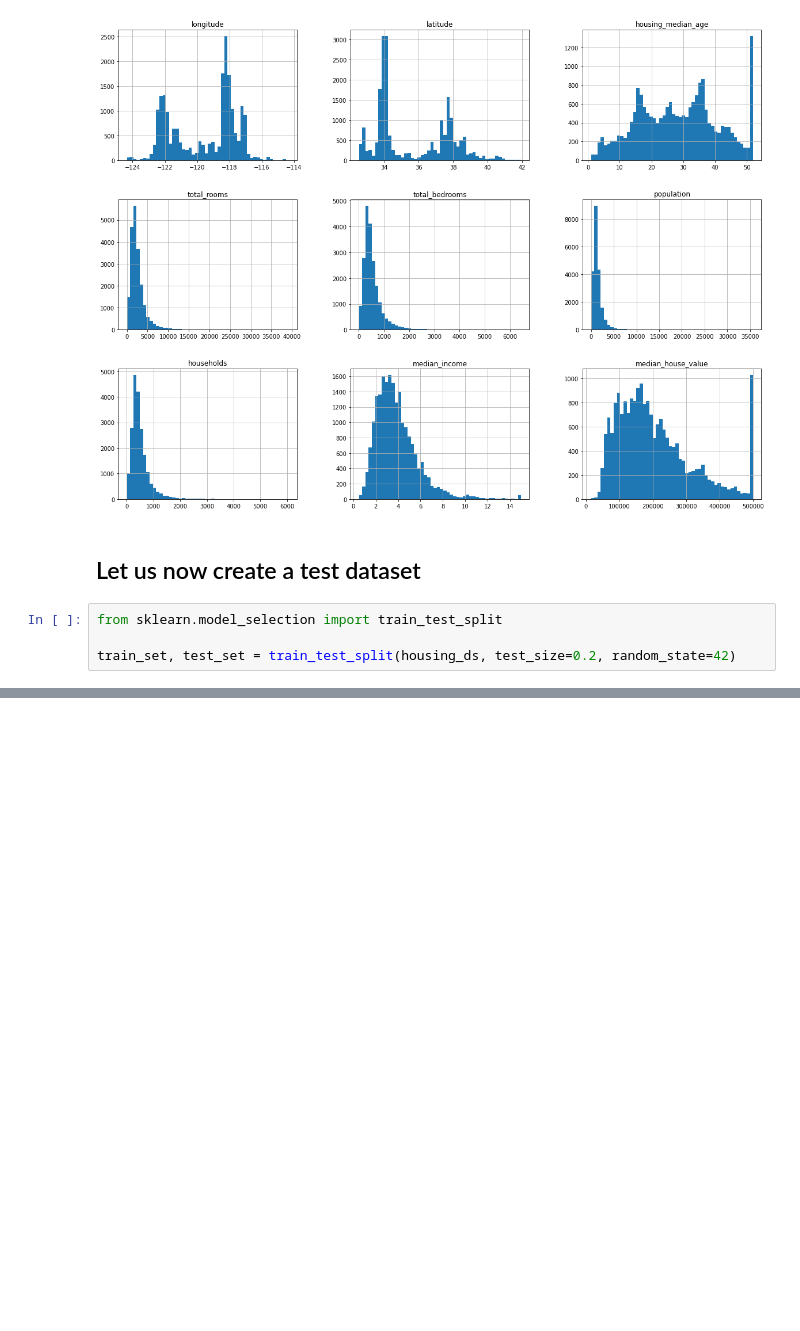
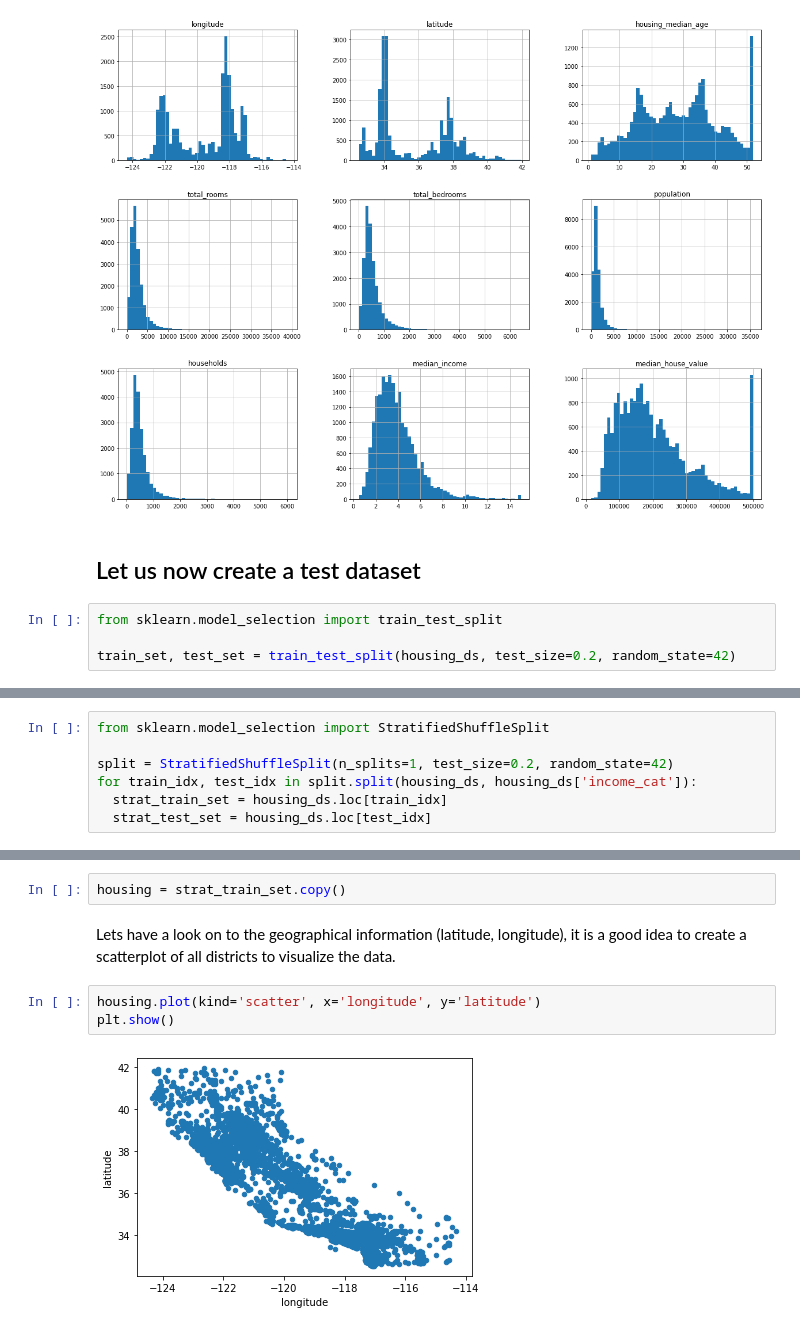
Before and after one commit to satyakisen/Hands-On-ML-Notebooks, a Jupyter notebook: Welcome_Notebook.ipynb, the cells around one changed output, grey strips where cells are left out. Drawn from its saved outputs; the diff is of its cells as text; blank space fills up the shorter version.

```diff
--- a/Welcome_Notebook.ipynb
+++ b/Welcome_Notebook.ipynb
@@ -111,0 +129,7 @@ train_set, test_set = train_test_split(housing_ds, test_size=0.2, random_state=4
+# %%
+from sklearn.model_selection import StratifiedShuffleSplit
+
+split = StratifiedShuffleSplit(n_splits=1, test_size=0.2, random_state=42)
+for train_idx, test_idx in split.split(housing_ds, housing_ds['income_cat']):
+  strat_train_set = housing_ds.loc[train_idx]
+  strat_test_set = housing_ds.loc[test_idx]
@@ -111,0 +154,9 @@ train_set, test_set = train_test_split(housing_ds, test_size=0.2, random_state=4
+# %%
+housing = strat_train_set.copy()
+# %% [markdown]
+Lets have a look on to the geographical information (latitude, longitude), it is a good idea to create a scatterplot of all districts to visualize the data.
+# %%
+housing.plot(kind='scatter', x='longitude', y='latitude')
+plt.show()
+# %% [output]
+[figure, added]
```
Also changed, not shown: parts of 66 cells of this notebook.
